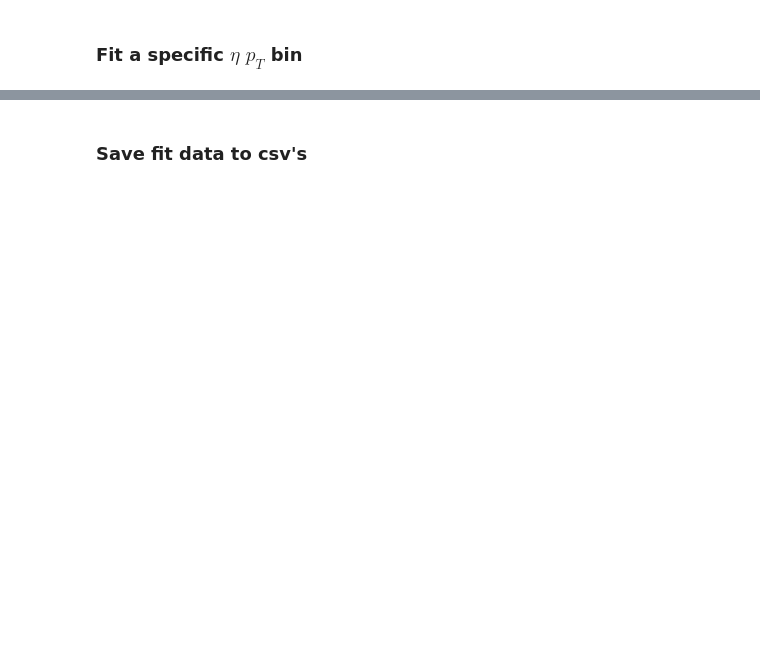
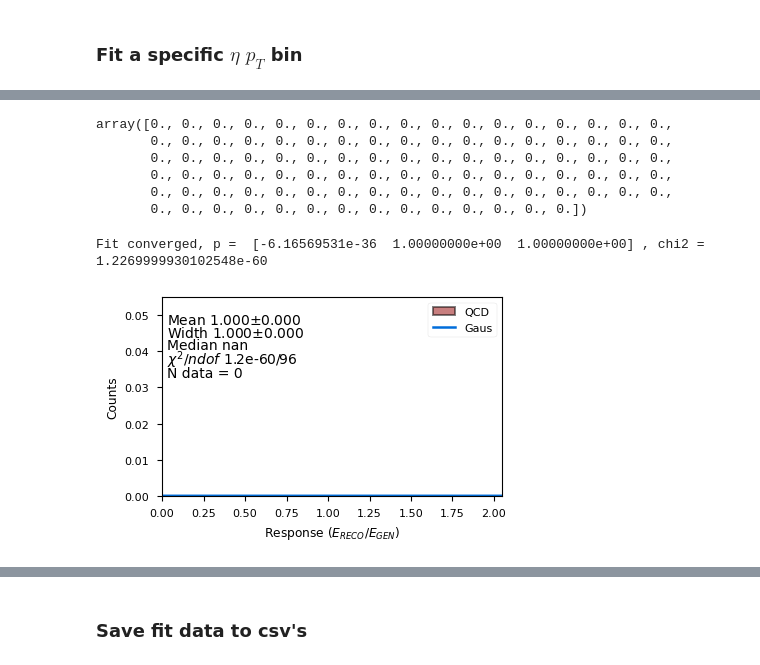
Before and after one commit to dsidirop1/JMECoffea, a Jupyter notebook: CoffeaJERC-Andris.ipynb, the cells around one changed output, grey strips where cells are left out. Drawn from its saved outputs; the diff is of its cells as text; code cells hidden in the pictures; blank space fills up the shorter version.

```diff
--- a/CoffeaJERC-Andris.ipynb
+++ b/CoffeaJERC-Andris.ipynb
@@ -580,0 +799,78 @@ Fit succeeded, p =  [-3.32150570e-18  9.99999999e-01  1.00000000e+00]
+# %%
+yvals
+# %% [output]
+array([0., 0., 0., 0., 0., 0., 0., 0., 0., 0., 0., 0., 0., 0., 0., 0., 0.,
+       0., 0., 0., 0., 0., 0., 0., 0., 0., 0., 0., 0., 0., 0., 0., 0., 0.,
+       0., 0., 0., 0., 0., 0., 0., 0., 0., 0., 0., 0., 0., 0., 0., 0., 0.,
+       0., 0., 0., 0., 0., 0., 0., 0., 0., 0., 0., 0., 0., 0., 0., 0., 0.,
+       0., 0., 0., 0., 0., 0., 0., 0., 0., 0., 0., 0., 0., 0., 0., 0., 0.,
+       0., 0., 0., 0., 0., 0., 0., 0., 0., 0., 0., 0., 0., 0.])
+# %%
+
+plot_pt_edges = output['ptresponse'+samp].axis('ptresponse').edges()[0:42] ##Put plotting limits to the histogram
+hist_pt_edges = plot_pt_edges[1:-1]   #for plotting. To explude overflow from the plot
+plot_response_axis = hist.Bin("jeteta", r"Jet $\eta$", hist_pt_edges)
+xvals = output['ptresponse'+samp].axis('ptresponse').centers()[1:]
+# plot_response_axis = hist.Bin("jeteta", r"Jet $\eta$", hist_pt_edges)
+histo = output['ptresponse'].integrate('jeteta', hist.Interval(-2.5, -1.3)).integrate('pt', hist.Interval(9, 10))
+histvals = np.repeat(histo.axis('ptresponse').centers(), np.array(histo.values()[('QCD',)],dtype='int'))
+yvals = histo.values()[('QCD',)][1:]  #[1:] to exclude the second peak for low pt
+
+p, arr = curve_fit(gauss, xvals, yvals, p0=[10,1,1])
+#     N_converge += 1
+
+                ### Second Gaussian
+xfit_l = np.where(xvals>=p[1]-np.abs(p[2])*1.5)[0][0]
+xfit_h = np.where(xvals>=p[1]+np.abs(p[2])*1.5)[0][0]
+xvals2 = xvals[xfit_l: xfit_h]
+yvals2 = yvals[xfit_l: xfit_h]
+p2, arr = curve_fit(gauss, xvals2, yvals2, p0=p)
+
+ygaus = gauss(xvals, *p2)
+chi2 = sum((yvals-ygaus)**2/(yvals+1E-9))
+Ndof = len(xvals)-3
+if chi2<50000:
+    pass
+    print("Fit converged, p = ", p2, ", chi2 = ", chi2 )
+else:
+    print("Fit failed because of high chi2, p = ", p2, ", chi2 = ", chi2 )
+#             print("Fit failed because of non-convergance, p = ", p)
+#     N_not_converge += 1
+
+
+# fgaus = gauss(f_xvals, *p)
+fgaus2 = gauss(f_xvals, *p2)
+
+# median[i,k] = np.median(histvals)
+# mean[i,k] = p[1] # - (scal-1)
+# width[i,k] = p[2]
+# chi2s[i,k] = chi2
+#             idx.append(i)
+
+####################### Plotting ############################
+# if not test_run:
+N = histo.integrate('ptresponse').values()[('QCD',)]
+histo = histo.rebin('ptresponse', plot_response_axis)
+
+h = np.max(histo.values()[('QCD',)]);
+h = h if h!=0 else 0.05
+fig, ax2 = plt.subplots();
+hist.plot1d(histo, ax=ax2, overlay='dataset', overflow='all',
+            fill_opts={'alpha': .5, 'edgecolor': (0,0,0,0.3), 'linewidth': 1.4})
+# ax2.plot(f_xvals, fgaus, label='Gaus',linewidth=1.8)
+ax2.plot(f_xvals, fgaus2, label='Gaus',linewidth=1.8)
+ax2.set_xlabel("Response ($E_{RECO}/E_{GEN}$)")
+ax2.set_xlim(plot_pt_edges[[0,-1]])
+plt.text(0.03,0.95*h,'Mean {0:0.3f}$\pm${1:0.3f}'.format(p2[1],np.sqrt(arr[1,1])))
+plt.text(0.03,0.88*h,'Width {0:0.3f}$\pm{1:0.3f}$'.format(p2[2],np.sqrt(arr[2,2])))
+plt.text(0.03,0.81*h,'Median {0:0.3f}'.format(np.median(histvals)))
+plt.text(0.03,0.73*h,'$\chi^2/ndof$ {0:0.2g}/{1:0.0f}'.format(chi2, Ndof))
+plt.text(0.03,0.66*h,'N data = {0:0.3g}'.format(N))
+ax2.legend();
+
+#     plt.savefig(FitFigDir+'/ptResponse'+pt_string+eta_string+'.png');
+#     plt.savefig(FitFigDir+'/ptResponse'+pt_string+eta_string+'.pdf');
+# plt.close();
+# %% [output]
+Fit converged, p =  [-6.16569531e-36  1.00000000e+00  1.00000000e+00] , chi2 =  1.2269999930102548e-60
+[figure, added]
```
Also changed, not shown: parts of 67 cells of this notebook, 21 other files.
